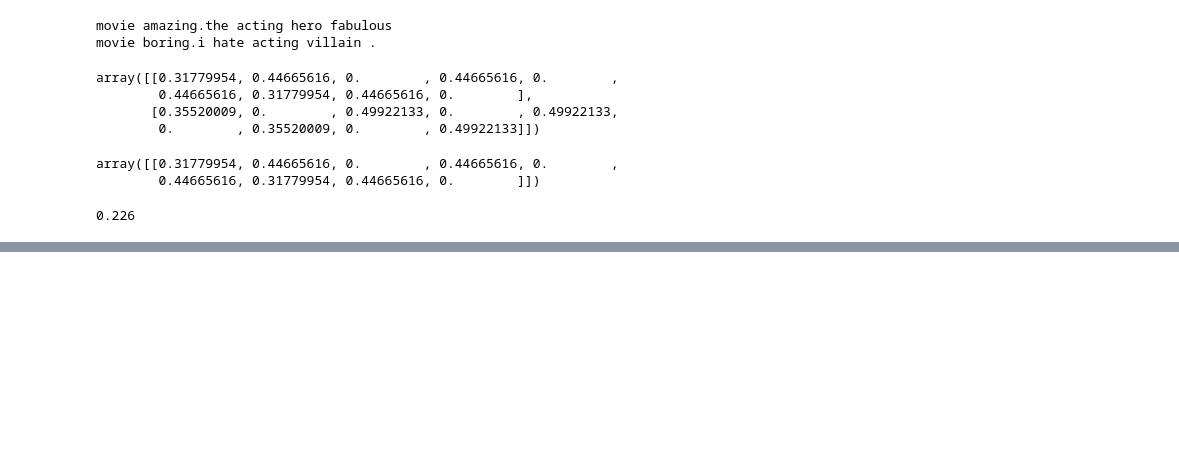
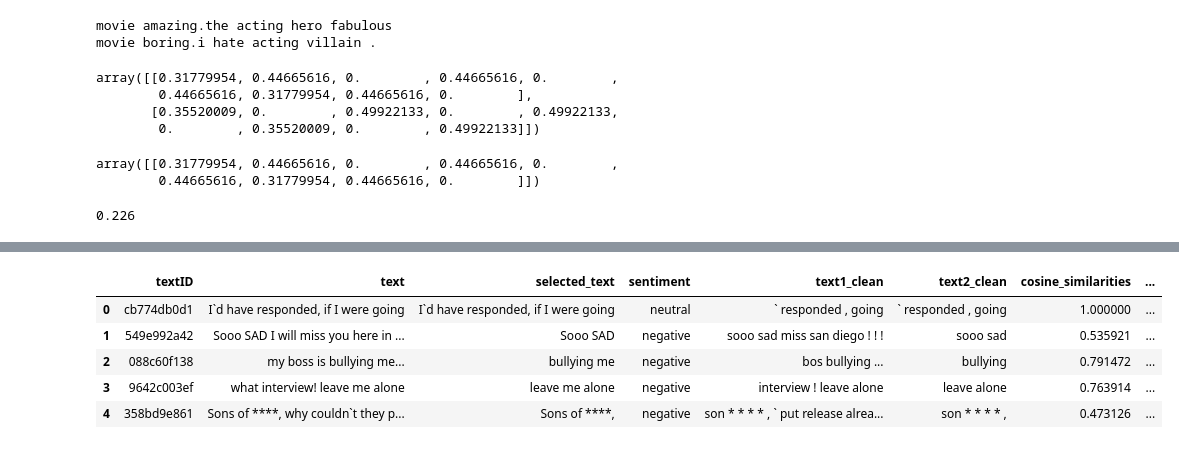
Before and after one commit to divyasrimandadi/ExcelR-Training, a Jupyter notebook: cosine_similarity.ipynb, the cells around one changed output, grey strips where cells are left out. Cells and saved outputs as stored; diff of their text form; code cells hidden in the pictures; blank space fills up the shorter version.

```diff
--- a/cosine_similarity.ipynb
+++ b/cosine_similarity.ipynb
@@ -68,0 +90,3 @@ print(round(cosine_sim,3))
+# %%
+df["text1_clean"]=df["text"].astype(str).apply(preprocess_text)
+df["text2_clean"]=df["selected_text"].astype(str).apply(preprocess_text)
@@ -68,0 +102,8 @@ print(round(cosine_sim,3))
+# %%
+vect=TfidfVectorizer()
+m1=vect.fit_transform(df["text1_clean"])
+m2=vect.transform(df["text2_clean"])
+# %%
+cosine_=cosine_similarity(m1,m2)
+df['cosine_similarities']=cosine_.diagonal()
+df.head()
@@ -68,0 +117,20 @@ print(round(cosine_sim,3))
+# %%
+def jaccard_similarity(text1, text2):
+  t1=set(text1.split())
+  t2=set(text2.split())
+  intersection=len(t1.intersection(t2))
+  union=t1.union(t2)
+  if len(union)==0:
+    return 0
+  else:
+    return intersection/len(union)
+# %%
+df['jaccard_similarity']=df.apply(lambda x:jaccard_similarity(x['text1_clean'],x['text2_clean']),axis=1)
+df.head()
+# %% [output]
+|  | textID | text | selected_text | sentiment | text1_clean | text2_clean | cosine_similarities | ... |
+| 0 | cb774db0d1 | I`d have responded, if I were going | I`d have responded, if I were going | neutral | ` responded , going | ` responded , going | 1.000000 | ... |
+| 1 | 549e992a42 | Sooo SAD I will miss you here in ... | Sooo SAD | negative | sooo sad miss san diego ! ! ! | sooo sad | 0.535921 | ... |
+| 2 | 088c60f138 | my boss is bullying me... | bullying me | negative | bos bullying ... | bullying | 0.791472 | ... |
+| 3 | 9642c003ef | what interview! leave me alone | leave me alone | negative | interview ! leave alone | leave alone | 0.763914 | ... |
+| 4 | 358bd9e861 | Sons of ****, why couldn`t they p... | Sons of ****, | negative | son * * * * , ` put release alrea... | son * * * * , | 0.473126 | ... |
```
Also changed, not shown: parts of 6 cells of this notebook.
